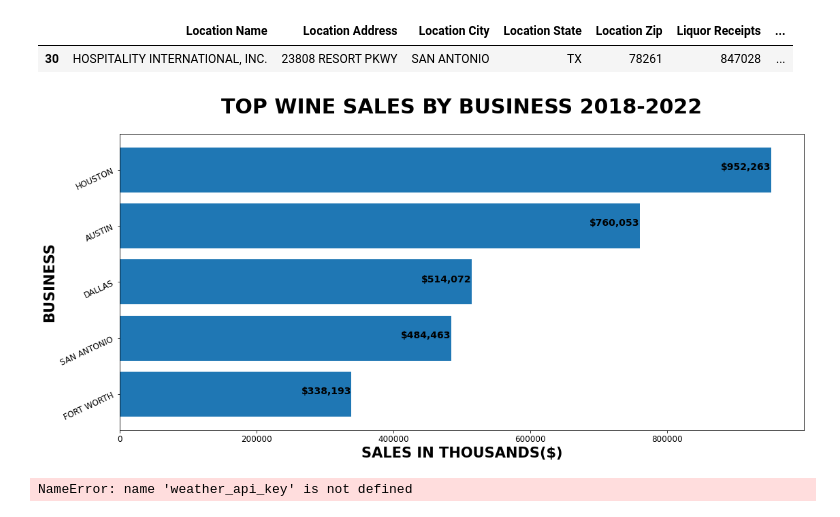
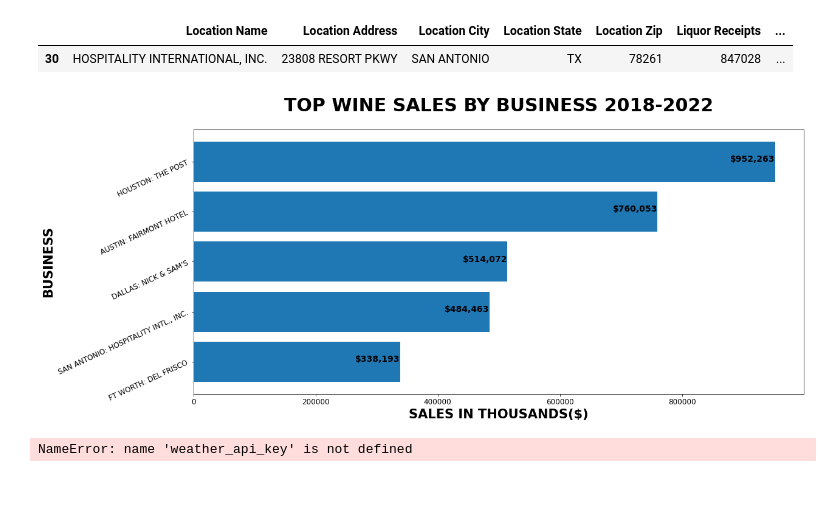
Before and after one commit to DJAMES152/project1, a Jupyter notebook: Untitled.ipynb, the cells around one changed output. Cells and saved outputs as stored; diff of their text form; code cells hidden in the pictures; blank space fills up the shorter version.

Commit message:
updated bar graph code

```diff
--- a/Untitled.ipynb
+++ b/Untitled.ipynb
@@ -283,25 +283,26 @@ sawm
 |  | Location Name | Location Address | Location City | Location State | Location Zip | Liquor Receipts | ... |
 | 30 | HOSPITALITY INTERNATIONAL, INC. | 23808 RESORT PKWY | SAN ANTONIO | TX | 78261 | 847028 | ... |
 # %%
-x = np.array(["AUSTIN", "DALLAS", "FORT WORTH", "HOUSTON", "SAN ANTONIO"])
+x = np.array(["AUSTIN: FAIRMONT HOTEL", "DALLAS: NICK & SAM'S", "FT WORTH: DEL FRISCO", "HOUSTON: THE POST",
+              "SAN ANTONIO: HOSPITALITY INTL., INC."])
 y = np.array([760053, 514072, 338193, 952263, 484463])
-beersum_df = pd.DataFrame({"BUSINESSES":x, "WINE SALES":y})
-sorted = beersum_df.sort_values(by=["WINE SALES"], ascending=True)
+winesum_df = pd.DataFrame({"BUSINESSES":x, "WINE SALES":y})
+sorted = winesum_df.sort_values(by=["WINE SALES"], ascending=True)
 fig, ax = plt.subplots()
 plt.title("TOP WINE SALES BY BUSINESS 2018-2022",fontsize = 30, pad=30, weight="bold")
 plt.xlabel("SALES IN THOUSANDS($)",fontsize = 21, weight="bold")
 plt.ylabel("BUSINESS",fontsize = 21, weight="bold")
 plt.barh(sorted.BUSINESSES, sorted["WINE SALES"], height = 0.8)
 plt.yticks(fontsize = 12, rotation="25")
 plt.xticks(fontsize = 12)
 fig=plt.gcf()
 fig.set_size_inches(18,8)
 for index, value in enumerate(sorted["WINE SALES"]):
     plt.text(value, index, f'${value:,}', fontsize=14, ha="right", weight="bold")
 plt.savefig("winesalesbybusiness.png")
 plt.show()
 # %% [output]
-[figure, old version]
+[figure, new version]
 # %%
 beermaxcity = city_group["Beer Receipts"].max()
 # %%
```
Also changed, not shown: 2 other files.
